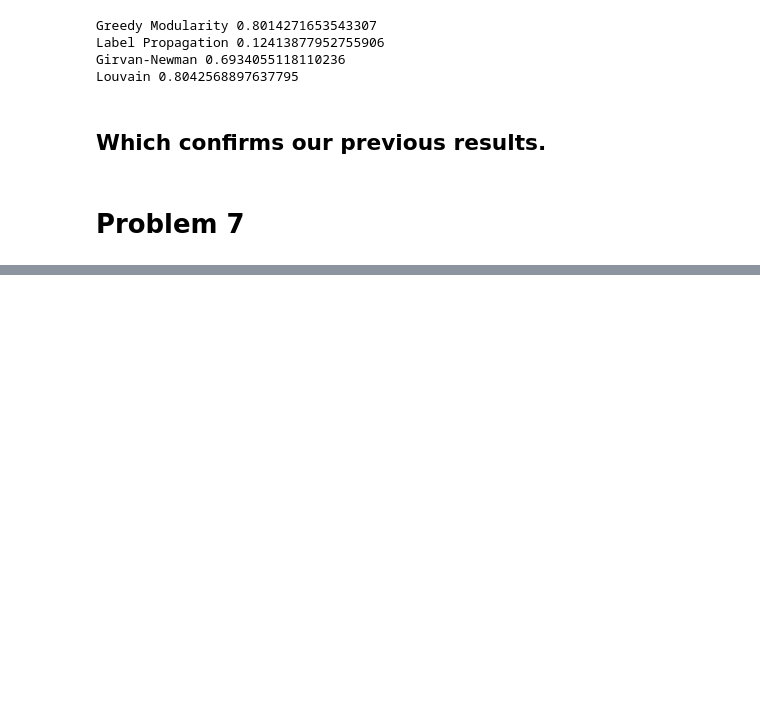
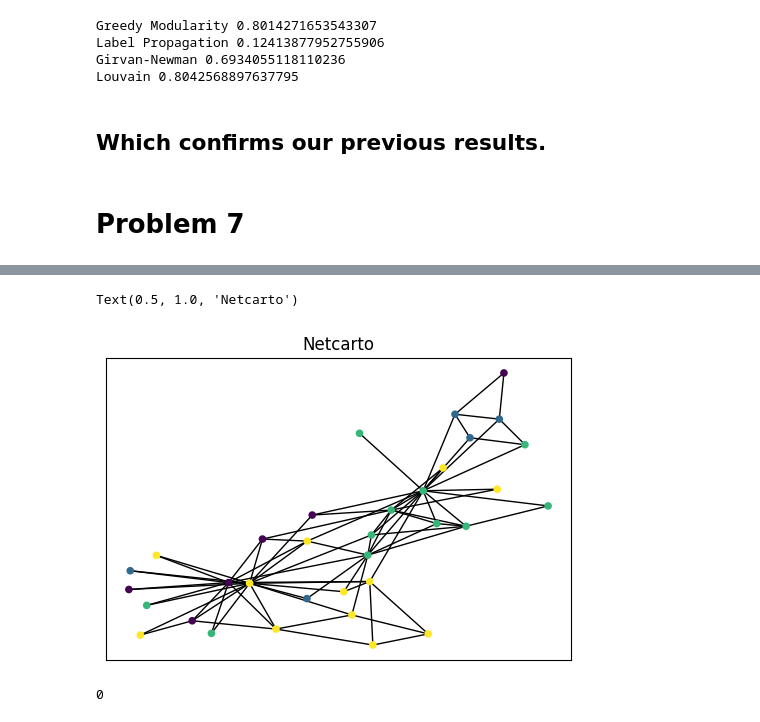
Before and after one commit to matheushjs/sandbox, a Jupyter notebook: complex_nets/lista2.ipynb, the cells around one changed output, grey strips where cells are left out. Saved outputs shown, nothing was run; the diff lists cells and outputs as text; code cells hidden in the pictures; blank space fills up the shorter version.

```diff
--- a/complex_nets/lista2.ipynb
+++ b/complex_nets/lista2.ipynb
@@ -918,0 +942,15 @@ Louvain 0.8042568897637795
+# %%
+with open("modules.clu") as fp:
+    lines = fp.readlines()[1:]
+    clusters = [ int(i.strip()) for i in lines ]
+
+plt.figure(dpi=100)
+nx.draw_networkx(karateG, with_labels=False, node_size=20, node_color=clusters, pos=unifiedPos)
+plt.title("Netcarto")
+# %% [output]
+Text(0.5, 1.0, 'Netcarto')
+[figure, added]
+# %%
+subprocess.call("./infomap/Infomap -z --clu ./karate.txt .".split(" "), stdout=subprocess.DEVNULL, stderr=subprocess.DEVNULL)
+# %% [output]
+0
```
Also changed, not shown: parts of 12 cells of this notebook.
